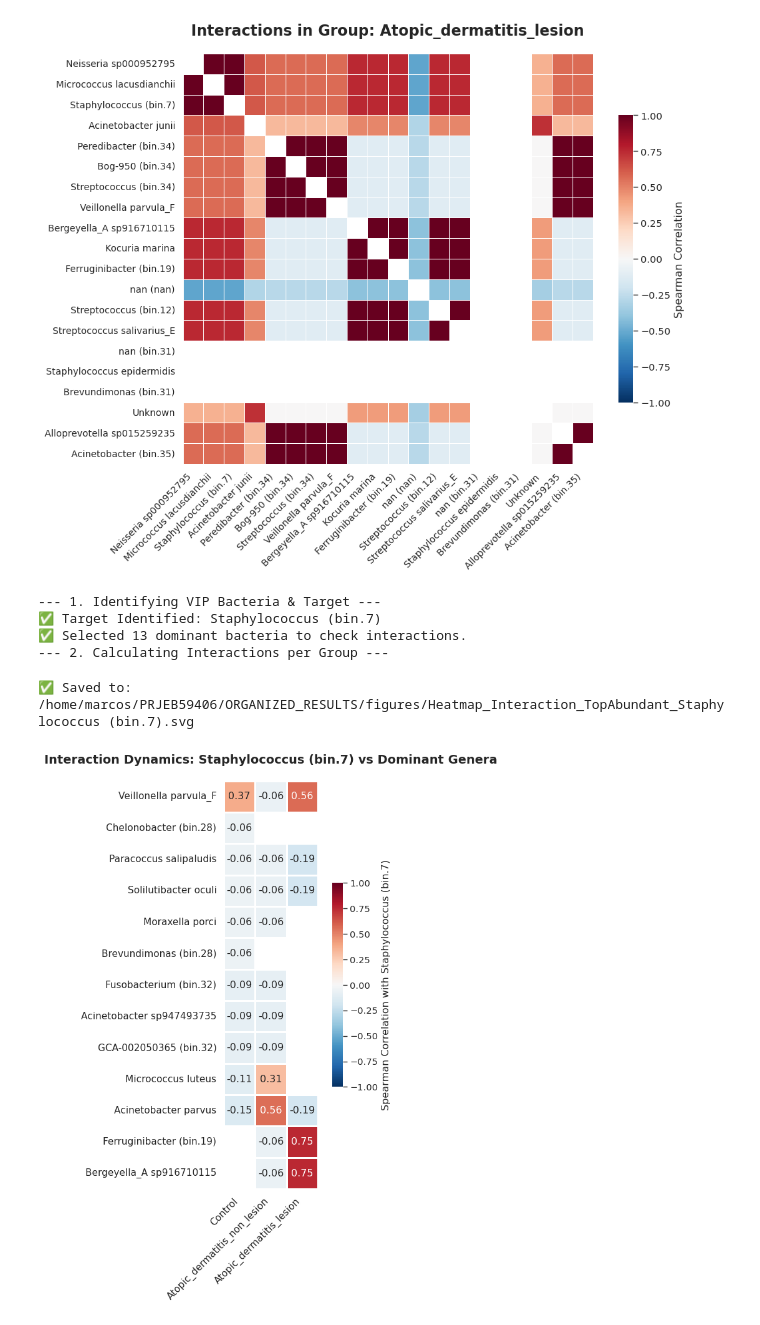
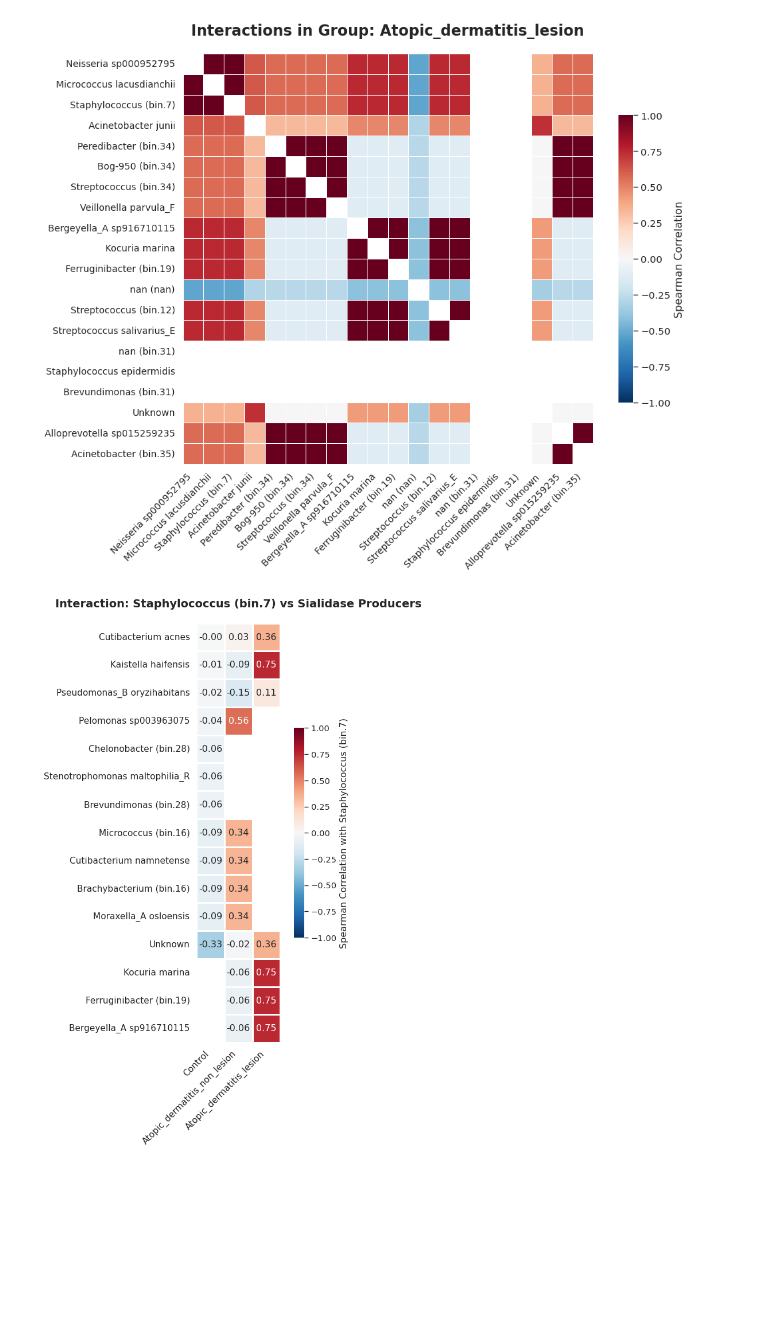
Before and after one commit to Marcosv21/Doc_project, a Jupyter notebook: statistical_analysis/plots_doc_simple.ipynb, the cells around one changed output. Cells and saved outputs as stored; diff of their text form; code cells hidden in the pictures; blank space fills up the shorter version.

```diff
--- a/statistical_analysis/plots_doc_simple.ipynb
+++ b/statistical_analysis/plots_doc_simple.ipynb
@@ -358,86 +431,54 @@ plt.rcParams['font.family'] = 'sans-serif'
 if 'ORDER' not in locals(): ORDER = ['NC', 'AD-NL', 'AD-L']
 
 if 'Label' not in df.columns:
-    if 'Genus' in df.columns: df['Label'] = df['Genus']
-    elif 'Species' in df.columns: df['Label'] = df['Species']
-
-print("--- 1. Identifying VIP Bacteria & Target ---")
+    df['Label'] = df.get('Genus', df.get('Species'))
 
 temp_matrix = df.pivot_table(index='Sample', columns='Label', values='Abundance', fill_value=0)
 matches = [col for col in temp_matrix.columns if SEARCH_TERM.lower() in str(col).lower()]
+TARGET = matches[0]
 
-if not matches:
-    raise ValueError(f"Target '{SEARCH_TERM}' not found in data.")
-TARGET = matches[0]
-print(f"✅ Target Identified: {TARGET}")
-
-mean_abund = df.groupby(['Group', 'Label'])['Abundance'].mean().reset_index()
+df_sialidase = df[df['has_sialidase'] == 'YES'].copy()
+mean_abund = df_sialidase.groupby(['Group', 'Label'])['Abundance'].mean().reset_index()
 
 vip_bacteria = set()
 for group in ORDER:
     top_5 = mean_abund[mean_abund['Group'] == group].nlargest(5, 'Abundance')['Label'].tolist()
     vip_bacteria.update(top_5)
 
 if TARGET in vip_bacteria:
     vip_bacteria.remove(TARGET)
-
 vip_list = list(vip_bacteria)
-print(f"✅ Selected {len(vip_list)} dominant bacteria to check interactions.")
-
-print("--- 2. Calculating Interactions per Group ---")
 
 sample_to_group = df.drop_duplicates('Sample').set_index('Sample')['Group'].to_dict()
-
 interaction_data = {}
-
-matrix = temp_matrix # Reusing the pivot table created above
 
 for group in ORDER:
     samples = [s for s, g in sample_to_group.items() if g == group]
-    valid_samples = [s for s in samples if s in matrix.index]
+    valid_samples = [s for s in samples if s in temp_matrix.index]
 
-    if len(valid_samples) < 3:
-        print(f"Skipped {group}: Not enough samples.")
-        continue
+    if len(valid_samples) < 3: continue
 
-    group_matrix = matrix.loc[valid_samples]
-
+    group_matrix = temp_matrix.loc[valid_samples]
     corr = group_matrix.corrwith(group_matrix[TARGET], method='spearman')
-
     interaction_data[group] = corr.loc[vip_list]
 
-df_heatmap = pd.DataFrame(interaction_data)
-df_heatmap = df_heatmap[ORDER]
+df_heatmap = pd.DataFrame(interaction_data)[ORDER]
 df_heatmap = df_heatmap.sort_values(by=ORDER[0], ascending=False)
+
 plt.figure(figsize=(6, len(vip_list)*0.5 + 2))
-ax = sns.heatmap(df_heatmap,
-                 cmap="RdBu_r",       # Red (Positive) <-> Blue (Negative)
-                 center=0,
-                 vmin=-1, vmax=1,     # Fixed scale -1 to 1
-                 annot=True,          # Show correlation values
-                 fmt=".2f",
-                 square=True,
-                 linewidths=1,        # White grid lines
-                 linecolor='white',
-                 cbar_kws={"shrink": .5, "label": f"Spearman Correlation with {TARGET}"})
 
-plt.title(f"Interaction Dynamics: {TARGET} vs Dominant Genera", fontsize=14, fontweight='bold', pad=20)
+sns.heatmap(df_heatmap, cmap="RdBu_r", center=0, vmin=-1, vmax=1,
+            annot=True, fmt=".2f", square=True, linewidths=1, linecolor='white',
+            cbar_kws={"shrink": .5, "label": f"Spearman Correlation with {TARGET}"})
+
+plt.title(f"Interaction: {TARGET} vs Sialidase Producers", fontsize=14, fontweight='bold', pad=20)
 plt.xlabel("")
 plt.ylabel("")
-
 plt.xticks(rotation=45, ha='right', fontsize=11)
 plt.yticks(fontsize=11)
 
-filename = f"Heatmap_Interaction_TopAbundant_{TARGET}.svg"
-save_path = os.path.join(OUTPUT_DIR, filename)
-plt.savefig(save_path, bbox_inches='tight', dpi=300)
-print(f"Saved to: {save_path}")
-
+filename = f"Heatmap_Interaction_Sialidase_{TARGET}.svg"
+plt.savefig(os.path.join(OUTPUT_DIR, filename), bbox_inches='tight', dpi=300)
 plt.show()
 # %% [output]
---- 1. Identifying VIP Bacteria & Target ---
-✅ Target Identified: Staphylococcus (bin.7)
-✅ Selected 13 dominant bacteria to check interactions.
---- 2. Calculating Interactions per Group ---
-✅ Saved to: /home/marcos/PRJEB59406/ORGANIZED_RESULTS/figures/Heatmap_Interaction_TopAbundant_Staphylococcus (bin.7).svg
-[figure, old version]
+[figure, new version]
```
Also changed, not shown: parts of 6 cells of this notebook.
